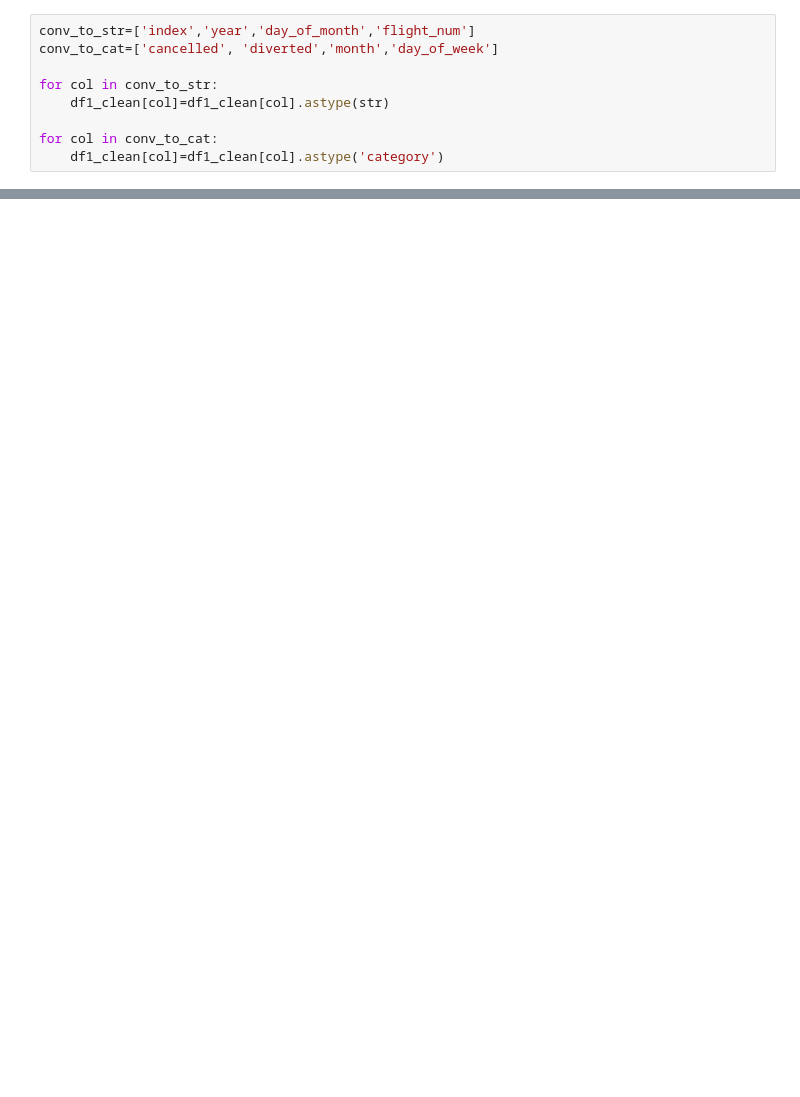
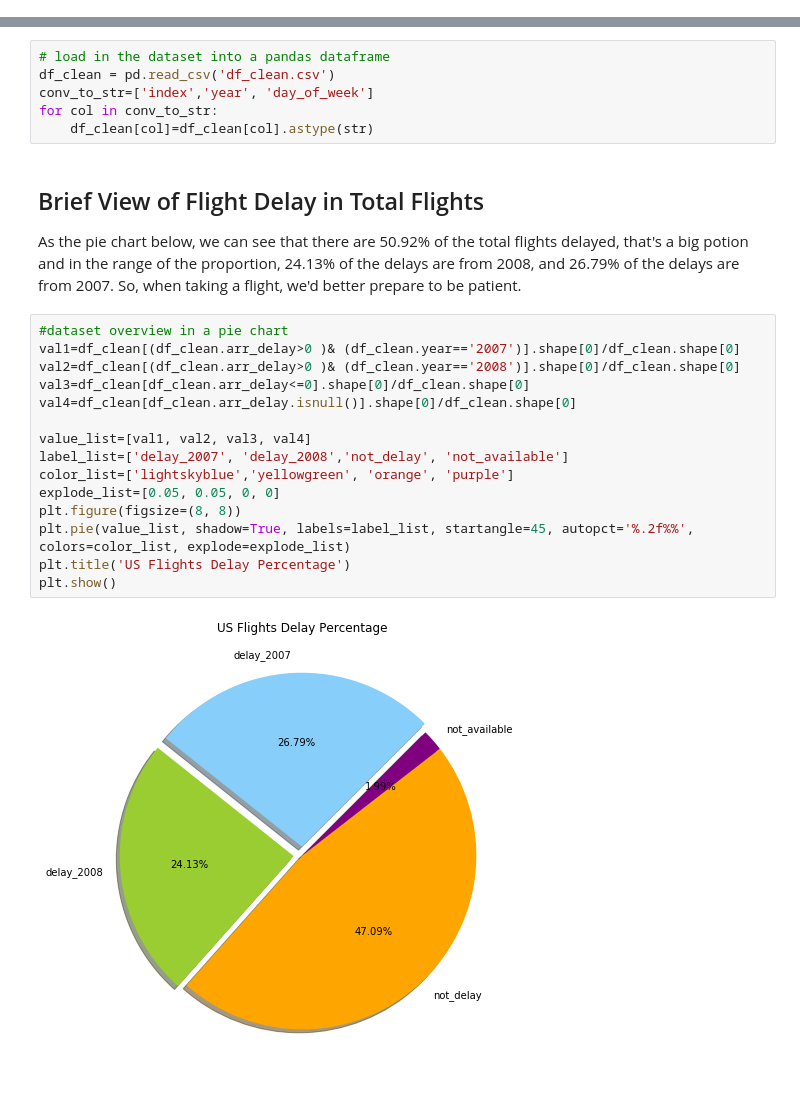
Before and after one commit to catherinecao123/Cummunicate_Data_Finding_of_US_Flight, a Jupyter notebook: US Flight Exploratory and Explanatory Analysis.ipynb, the cells around one changed output, grey strips where cells are left out. Cells and saved outputs as stored; diff of their text form; blank space fills up the shorter version.

Commit message:
Add all the documents of the US Flights Analysis
Add data part 2, 2008 data, original data is too big, randomly select
10K, combined and cleaned data df_clean, python codes file and Presentation
file

```diff
--- a/US Flight Exploratory and Explanatory Analysis.ipynb
+++ b/US Flight Exploratory and Explanatory Analysis.ipynb
@@ -253,9 +0,0 @@ df1_clean.rename(columns={'total':'total_delay'}, inplace=True)
-# %%
-conv_to_str=['index','year','day_of_month','flight_num']
-conv_to_cat=['cancelled', 'diverted','month','day_of_week']
-
-for col in conv_to_str:
-    df1_clean[col]=df1_clean[col].astype(str)
-
-for col in conv_to_cat:
-    df1_clean[col]=df1_clean[col].astype('category')
@@ -652,0 +23,26 @@ the quote-formatted guide notes like this one before you finish your report!
+# %%
+# load in the dataset into a pandas dataframe
+df_clean = pd.read_csv('df_clean.csv')
+conv_to_str=['index','year', 'day_of_week']
+for col in conv_to_str:
+    df_clean[col]=df_clean[col].astype(str)
+# %% [markdown]
+## Brief View of Flight Delay in Total Flights
+As the pie chart below, we can see that there are 50.92% of the total flights delayed, that's a big potion and in the range of the proportion, 24.13% of the delays are from 2008, and 26.79% of the delays are from 2007. So, when taking a flight, we'd better prepare to be patient.
+# %%
+#dataset overview in a pie chart
+val1=df_clean[(df_clean.arr_delay>0 )& (df_clean.year=='2007')].shape[0]/df_clean.shape[0]
+val2=df_clean[(df_clean.arr_delay>0 )& (df_clean.year=='2008')].shape[0]/df_clean.shape[0]
+val3=df_clean[df_clean.arr_delay<=0].shape[0]/df_clean.shape[0]
+val4=df_clean[df_clean.arr_delay.isnull()].shape[0]/df_clean.shape[0]
+
+value_list=[val1, val2, val3, val4]
+label_list=['delay_2007', 'delay_2008','not_delay', 'not_available']
+color_list=['lightskyblue','yellowgreen', 'orange', 'purple']
+explode_list=[0.05, 0.05, 0, 0]
+plt.figure(figsize=(8, 8))
+plt.pie(value_list, shadow=True, labels=label_list, startangle=45, autopct='%.2f%%', colors=color_list, explode=explode_list)
+plt.title('US Flights Delay Percentage')
+plt.show()
+# %% [output]
+[figure, added]
```
Also changed, not shown: parts of 99 cells of this notebook, 6 other files.
